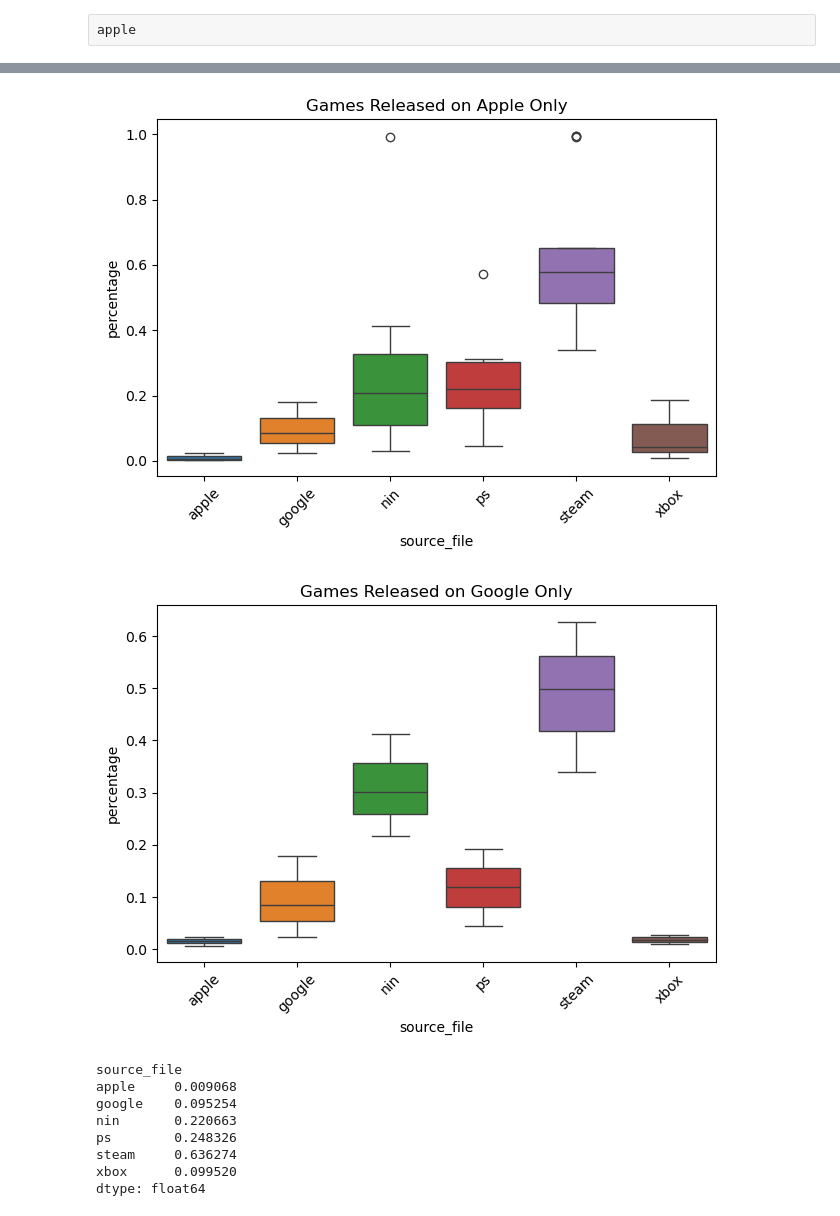
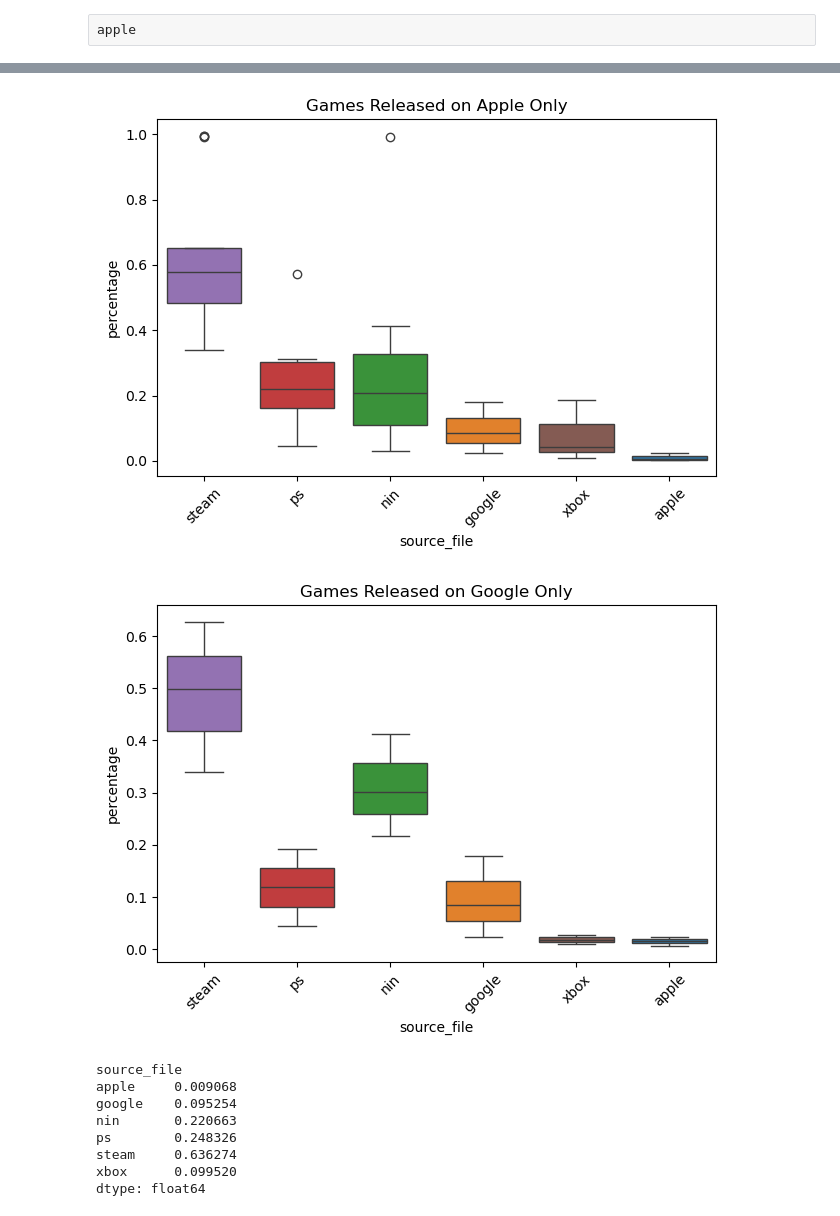
Before and after one commit to dougsack/IndieBI-Sales-EDA, a Jupyter notebook: MV_Mobile EDA.ipynb, the cells around one changed output, grey strips where cells are left out. Drawn from its saved outputs; the diff is of its cells as text; code cells hidden in the pictures.

```diff
--- a/MV_Mobile EDA.ipynb
+++ b/MV_Mobile EDA.ipynb
@@ -43,6 +43,8 @@ apple = df_percent.dropna(subset="apple")
 android = df_percent.dropna(subset="google")
 # %% [raw]
 apple
+# %%
+order_list = df_percent.median().sort_values(ascending=False).index
 # %%
 import seaborn as sns
 import matplotlib.pyplot as plt
@@ -60,33 +63,33 @@ plt.show()
 # %%
 import seaborn as sns
 import matplotlib.pyplot as plt
 
 # Assuming df_percent is in wide format (columns are categories)
-sns.boxplot(data=apple)
+sns.boxplot(data=apple, order=order_list)
 
 plt.title("Games Released on Apple Only")
 plt.ylabel("percentage")
 plt.xticks(rotation=45)
 #plt.yscale("log")
 plt.tight_layout()
 plt.show()
 
 
 import seaborn as sns
 import matplotlib.pyplot as plt
 
 # Assuming df_percent is in wide format (columns are categories)
-sns.boxplot(data=android)
+sns.boxplot(data=android, order=order_list)
 
 plt.title("Games Released on Google Only")
 plt.ylabel("percentage")
 plt.xticks(rotation=45)
 #plt.yscale("log")
 plt.tight_layout()
 plt.show()
 # %% [output]
-[figure, old version]
+[figure, new version]
-[figure, old version]
+[figure, new version]
 # %%
 df_percent.mean()
 # %% [output]
```
Also changed, not shown: parts of 1 cell of this notebook, 1 other file.
